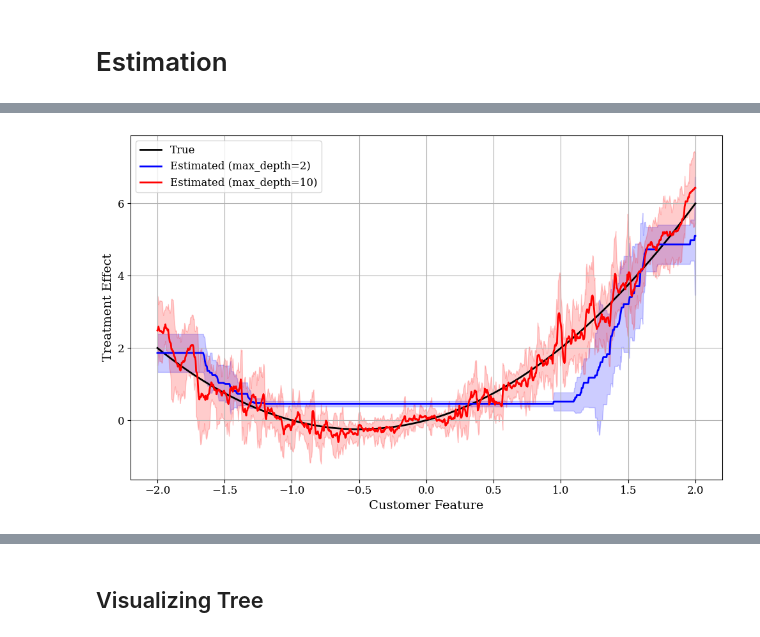
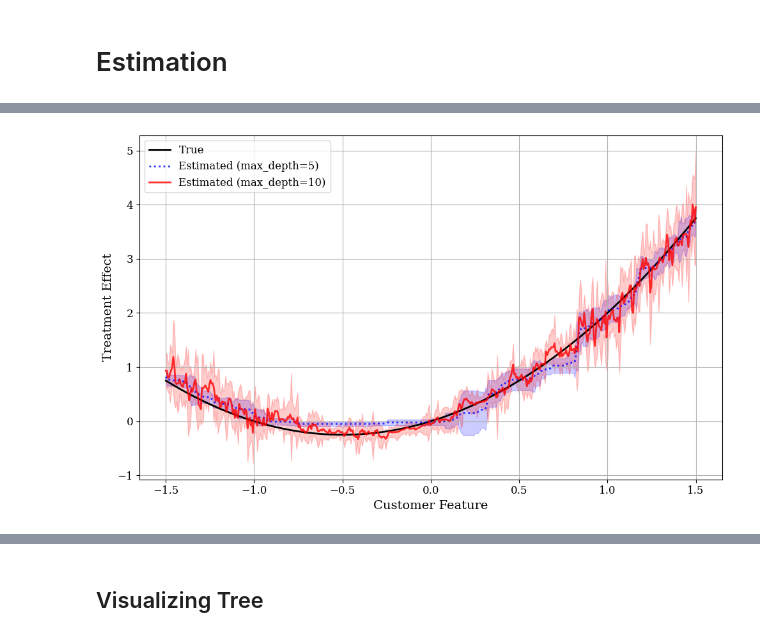
Before and after one commit to iamsikun/winners-curse, a Jupyter notebook: notebooks/targeting.ipynb, the cells around one changed output, grey strips where cells are left out. Cells and saved outputs as stored; diff of their text form; code cells hidden in the pictures.

```diff
--- a/notebooks/targeting.ipynb
+++ b/notebooks/targeting.ipynb
@@ -78,7 +78,7 @@ dgp_params = {
 dgp = Targeting(**dgp_params)
 # %%
 # sample
-cust_features, treatments, outcomes = dgp.sample(2500)
+cust_features, treatments, outcomes = dgp.sample(10000)
 oos_cust_features = dgp.sample_individuals(10000)
 # %%
 true_te_arr, _ = dgp.predict_incremental_effect(cust_features)
@@ -112,5 +108,5 @@ plot_hte(dgp, model=cfdml, ci=True, x_lb=-2.5, x_ub=2.5)
 # %%
-depths = [2, 10]
+depths = [5, 10]
 models = {}
 
 for depth in depths:
@@ -127,7 +123,7 @@ for depth in depths:
 
 fig, ax = plt.subplots(1, 1, figsize=(10, 6.18))
 
-x = np.linspace(-2, 2, 1000).reshape(-1, 1)
+x = np.linspace(-1.5, 1.5, 500).reshape(-1, 1)
 
 # true HTE
 true_inc_te_arr, _ = dgp.predict_incremental_effect(x)
@@ -135,33 +131,36 @@ ax.plot(
     x, true_inc_te_arr[:, 0], label='True', color='black', linewidth=2
 )
 
-colors = {'2': 'blue', '5': 'green', '10': 'red'}
+colors = {'2': 'green', '5': 'blue', '10': 'red'}
+line_styles = {'2': '--', '5': 'dotted', '10': '-'}
 
 # plot estimated HTE for each depth
 for depth in depths:
     est_inc_te_arr, _ = models[depth].predict_incremental_effect(x)
     ax.plot(
         x, est_inc_te_arr[:, 0],
         label=f'Estimated (max_depth={depth})',
-        color=colors[str(depth)], linewidth=2
+        alpha=0.8,
+        color=colors[str(depth)], linewidth=2,
+        linestyle=line_styles[str(depth)]
     )
     ci_lb, ci_ub = models[depth].predict_incremental_effect_interval(x)
     ax.fill_between(
         x.flatten(),
         ci_lb[:, 0],
         ci_ub[:, 0],
         alpha=0.2,
         color=colors[str(depth)]
     )
 
 ax.set_xlabel('Customer Feature', fontsize=axis_label_size)
 ax.set_ylabel('Treatment Effect', fontsize=axis_label_size)
 ax.legend(fontsize=legend_label_size)
 ax.tick_params(axis='both', which='major', labelsize=tick_label_size)
 ax.grid()
 
 plt.tight_layout()
 # plt.savefig('figures/cf_depth_compare.svg')
 plt.show()
 # %% [output]
-[figure, old version]
+[figure, new version]
```
Also changed, not shown: parts of 10 cells of this notebook, 3 other files.
